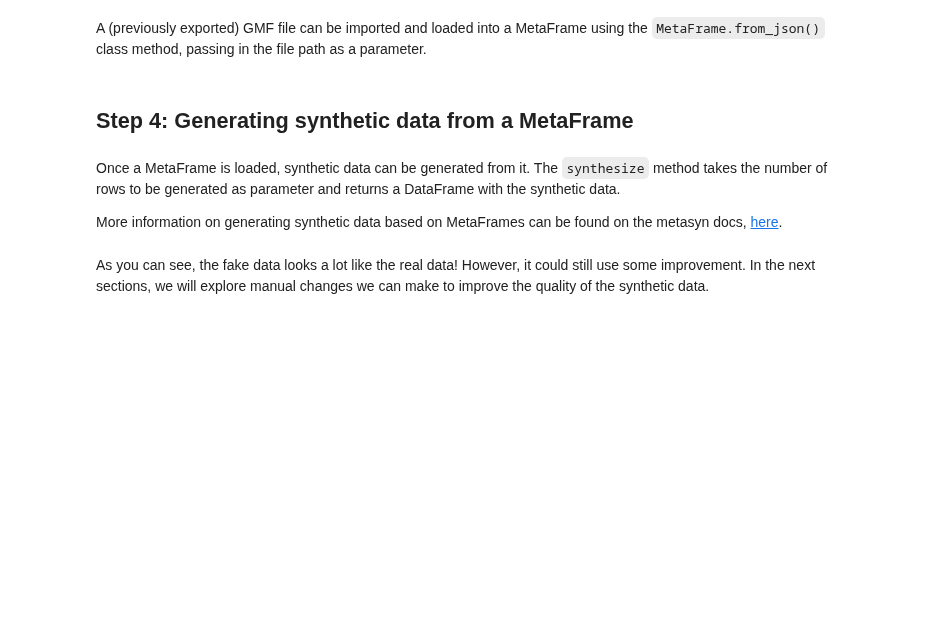
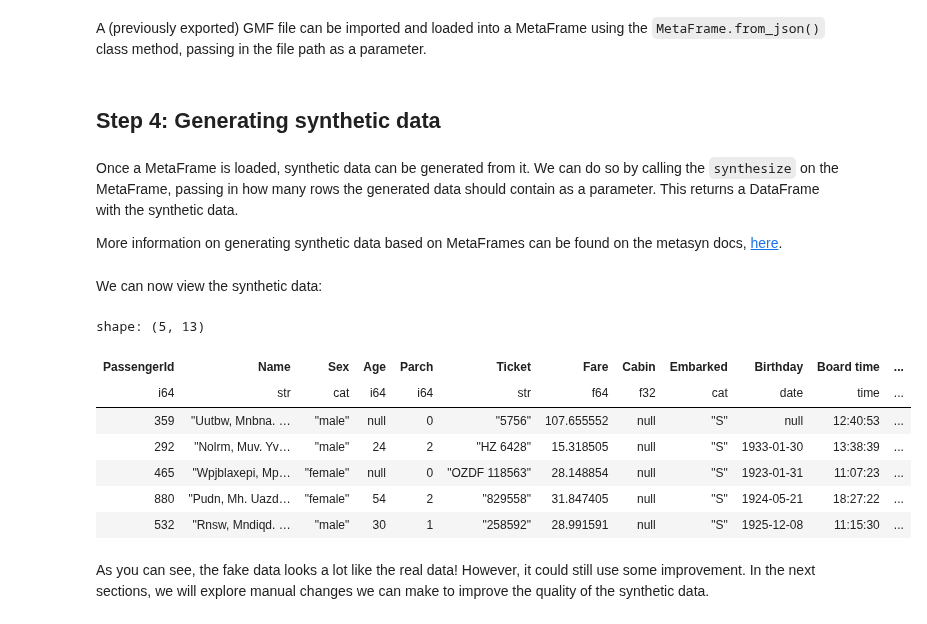
Before and after one commit to sodascience/metasyn, a Jupyter notebook: examples/advanced_tutorial.ipynb, the cells around one changed output. Cells and saved outputs as stored; diff of their text form; code cells hidden in the pictures; blank space fills up the shorter version.

```diff
--- a/examples/advanced_tutorial.ipynb
+++ b/examples/advanced_tutorial.ipynb
@@ -81,14 +160,27 @@ A (previously exported) GMF file can be imported and loaded into a MetaFrame usi
 # Create a MetaFrame based on a GMF (.json) file
 mf = MetaFrame.from_json(file_path)
 # %% [markdown]
-## Step 4: Generating synthetic data from a MetaFrame
+## Step 4: Generating synthetic data
 # %% [markdown]
-Once a MetaFrame is loaded, synthetic data can be generated from it. The `synthesize` method takes the number of rows to be generated as parameter and returns a DataFrame with the synthetic data.
+Once a MetaFrame is loaded, synthetic data can be generated from it. We can do so by calling the `synthesize` on the MetaFrame, passing in how many rows the generated data should contain as a parameter. This returns a DataFrame with the synthetic data.
 
 More information on generating synthetic data based on MetaFrames can be found on the metasyn docs, [here](https://metasynth.readthedocs.io/en/latest/usage/generating_synthetic_data.html).
 # %%
 # generate synthetic data
-mf.synthesize(5)
+syn_df = mf.synthesize(5)
+# %% [markdown]
+We can now view the synthetic data:
+# %%
+syn_df
+# %% [output]
+shape: (5, 13)
+| PassengerId | Name | Sex | Age | Parch | Ticket | Fare | Cabin | Embarked | Birthday | Board time | ... |
+| i64 | str | cat | i64 | i64 | str | f64 | f32 | cat | date | time | ... |
+| 359 | "Uutbw, Mnbna. … | "male" | null | 0 | "5756" | 107.655552 | null | "S" | null | 12:40:53 | ... |
+| 292 | "Nolrm, Muv. Yv… | "male" | 24 | 2 | "HZ 6428" | 15.318505 | null | "S" | 1933-01-30 | 13:38:39 | ... |
+| 465 | "Wpjblaxepi, Mp… | "female" | null | 0 | "OZDF 118563" | 28.148854 | null | "S" | 1923-01-31 | 11:07:23 | ... |
+| 880 | "Pudn, Mh. Uazd… | "female" | 54 | 2 | "829558" | 31.847405 | null | "S" | 1924-05-21 | 18:27:22 | ... |
+| 532 | "Rnsw, Mndiqd. … | "male" | 30 | 1 | "258592" | 28.991591 | null | "S" | 1925-12-08 | 11:15:30 | ... |
 # %% [markdown]
 As you can see, the fake data looks a lot like the real data! However, it could still use some improvement. In the next sections, we will explore manual changes we can make to improve the quality of the synthetic data.
 # %% [markdown]
```
Also changed, not shown: parts of 18 cells of this notebook.
